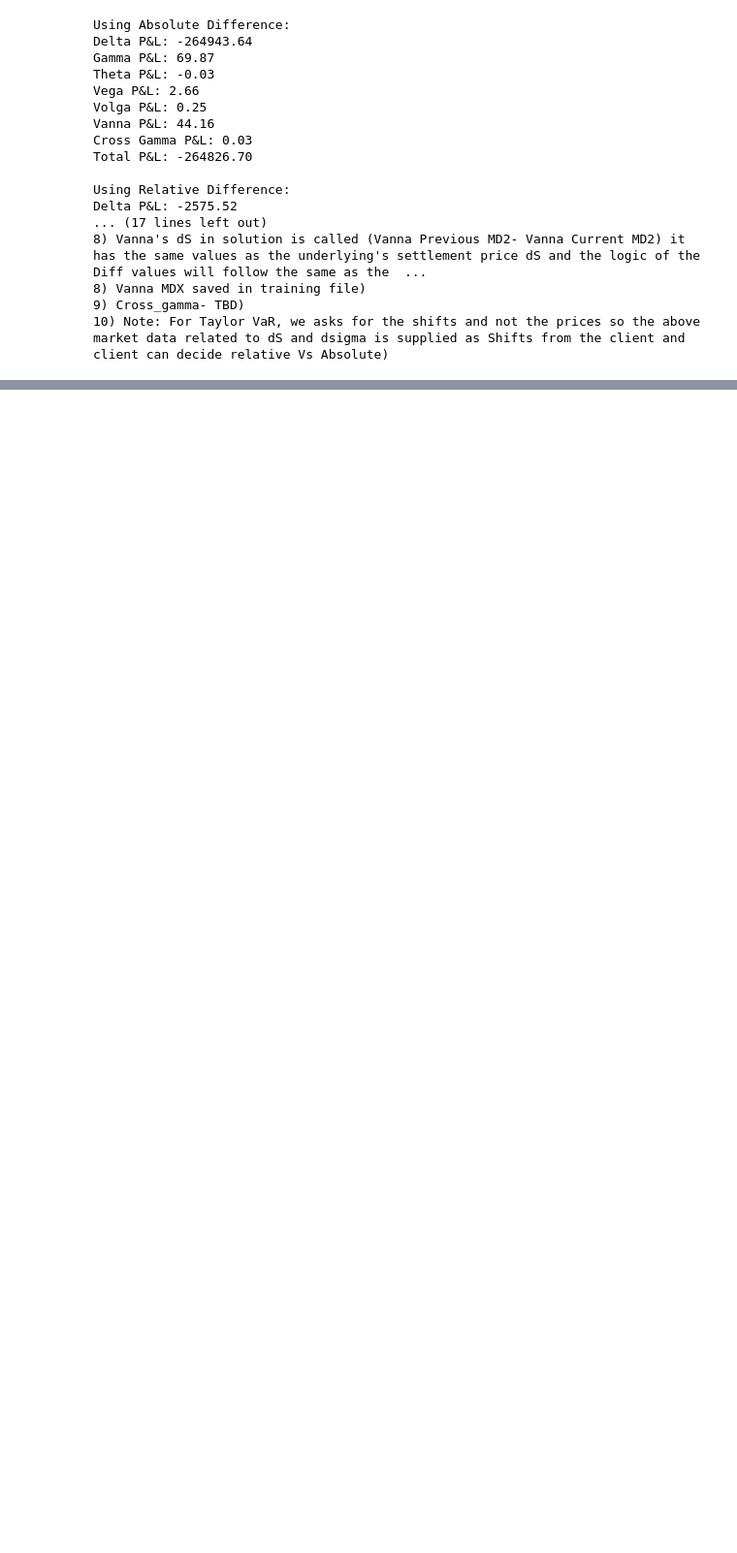
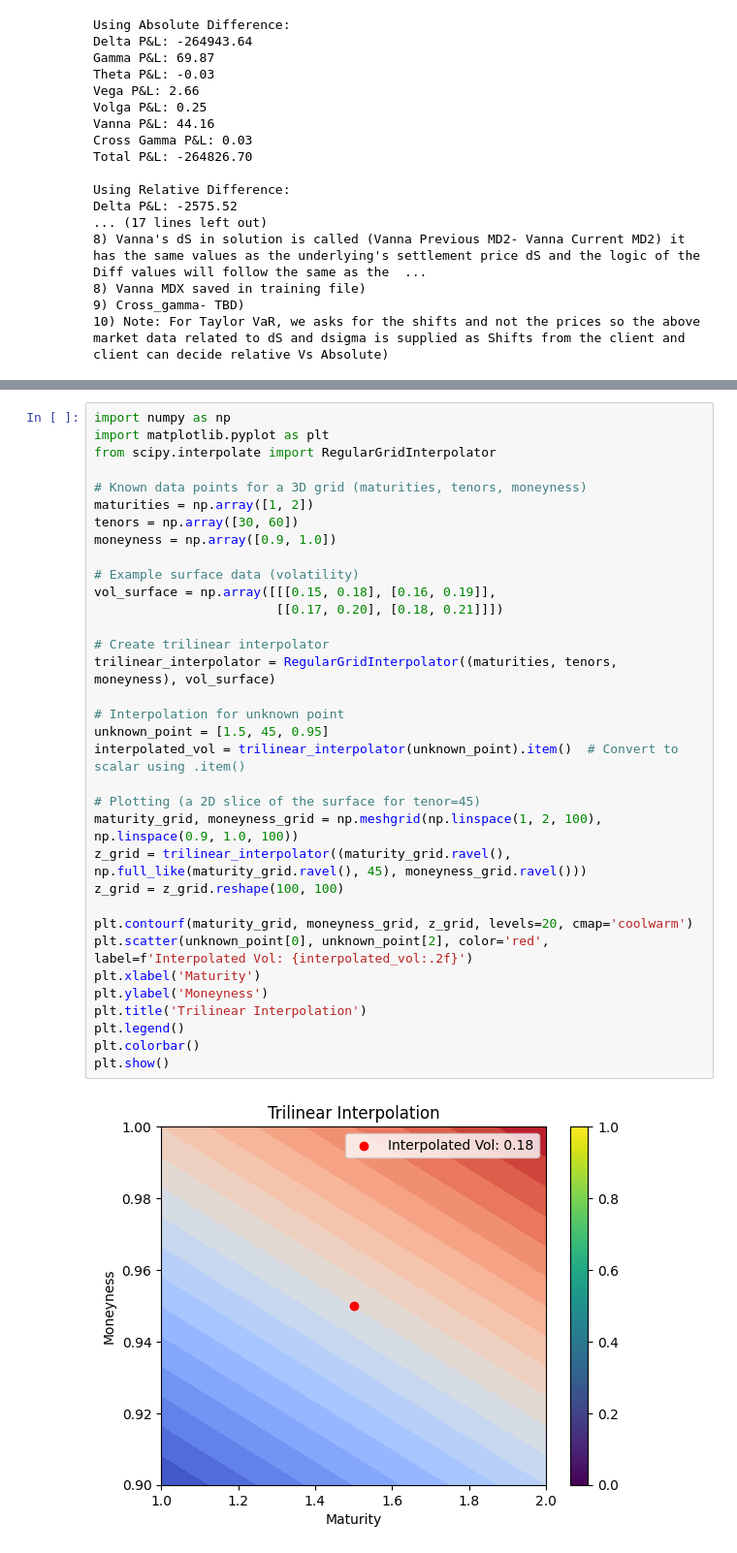
Before and after one commit to BaijuThomasAV/Sandbox, a Jupyter notebook: MR_Solution_sanbox.ipynb, the cells around one changed output, grey strips where cells are left out. Shown at 97% size. Drawn from its saved outputs; the diff is of its cells as text; blank space fills up the shorter version.

```diff
--- a/MR_Solution_sanbox.ipynb
+++ b/MR_Solution_sanbox.ipynb
@@ -240,0 +229,36 @@ Interpolated Volatility: 0.17
+# %%
+import numpy as np
+import matplotlib.pyplot as plt
+from scipy.interpolate import RegularGridInterpolator
+
+# Known data points for a 3D grid (maturities, tenors, moneyness)
+maturities = np.array([1, 2])
+tenors = np.array([30, 60])
+moneyness = np.array([0.9, 1.0])
+
+# Example surface data (volatility)
+vol_surface = np.array([[[0.15, 0.18], [0.16, 0.19]],
+                        [[0.17, 0.20], [0.18, 0.21]]])
+
+# Create trilinear interpolator
+trilinear_interpolator = RegularGridInterpolator((maturities, tenors, moneyness), vol_surface)
+
+# Interpolation for unknown point
+unknown_point = [1.5, 45, 0.95]
+interpolated_vol = trilinear_interpolator(unknown_point).item()  # Convert to scalar using .item()
+
+# Plotting (a 2D slice of the surface for tenor=45)
+maturity_grid, moneyness_grid = np.meshgrid(np.linspace(1, 2, 100), np.linspace(0.9, 1.0, 100))
+z_grid = trilinear_interpolator((maturity_grid.ravel(), np.full_like(maturity_grid.ravel(), 45), moneyness_grid.ravel()))
+z_grid = z_grid.reshape(100, 100)
+
+plt.contourf(maturity_grid, moneyness_grid, z_grid, levels=20, cmap='coolwarm')
+plt.scatter(unknown_point[0], unknown_point[2], color='red', label=f'Interpolated Vol: {interpolated_vol:.2f}')
+plt.xlabel('Maturity')
+plt.ylabel('Moneyness')
+plt.title('Trilinear Interpolation')
+plt.legend()
+plt.colorbar()
+plt.show()
+# %% [output]
+[figure, added]
```
Also changed, not shown: parts of 11 cells of this notebook.
